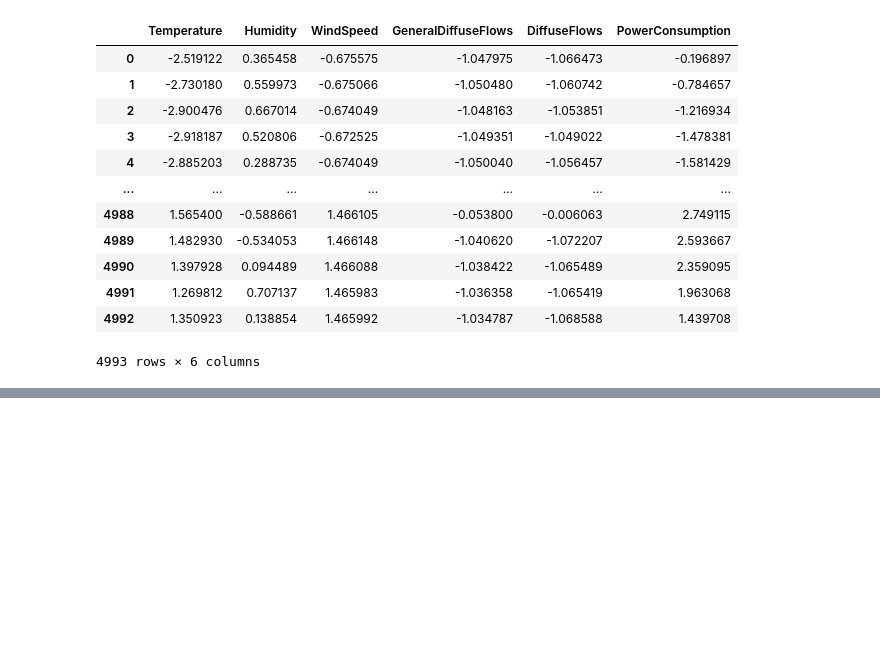
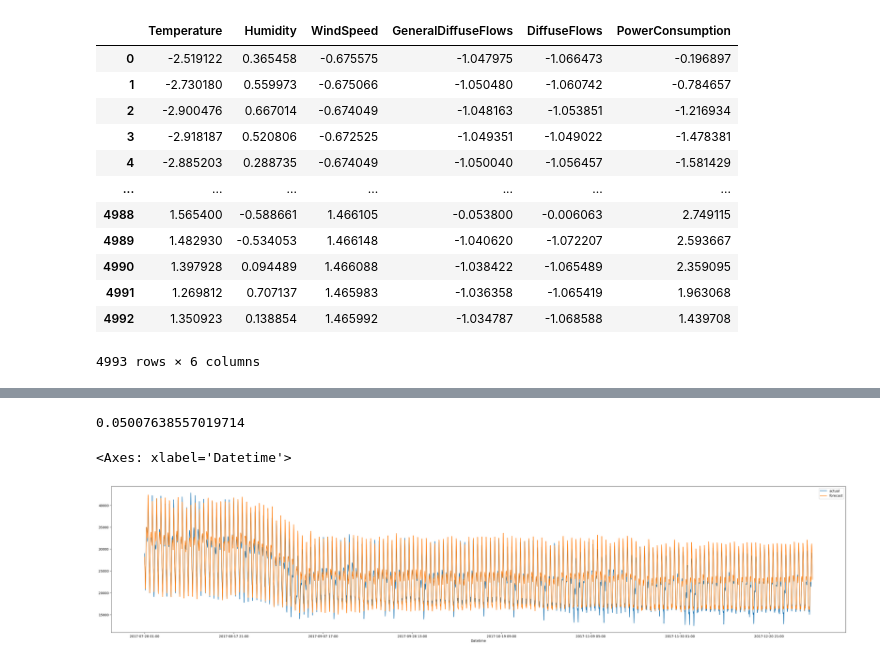
Before and after one commit to spirnia/power-consumption, a Jupyter notebook: notebooks/lstm.ipynb, the cells around one changed output, grey strips where cells are left out. Saved outputs shown, nothing was run; the diff lists cells and outputs as text; code cells hidden in the pictures; blank space fills up the shorter version.

Commit message:
multivariate lstm forecasting consumption. Further hyperparameter tuning is needed.

```diff
--- a/notebooks/lstm.ipynb
+++ b/notebooks/lstm.ipynb
@@ -140,0 +192,5 @@ def val_fun(X_fit,y_fit,X_val,y_val,num_layers,num_nerons,alpha,iter,b_s):
+# %%
+test_df3=test_df2.tail(len(triggered)*24)
+test_df3.index=df.index[df.index>='2017-07-28 00:00']
+test_df3=test_df3.loc[test_df3.index[pd.to_datetime(pd.Series(test_df3.index)).dt.hour==0]]
+test_df3
@@ -140,0 +212,6 @@ def val_fun(X_fit,y_fit,X_val,y_val,num_layers,num_nerons,alpha,iter,b_s):
+# %%
+X_test=np.array(test_df3[test_df3.columns[test_df3.columns.str.contains('lag')]])#.reshape(test_df.shape[0],24,test_df.shape[1])
+X_test=X_test.reshape(X_test.shape[0],24,6)
+y_test=np.array(test_df3[test_df3.columns[test_df3.columns.str.contains('steps')]])
+# %%
+pred=model.predict(X_test)
@@ -140,0 +220,7 @@ def val_fun(X_fit,y_fit,X_val,y_val,num_layers,num_nerons,alpha,iter,b_s):
+# %%
+pred_series=pd.Series(pred.reshape(-1)[:-1],index=test_df.index)
+pred_df=test_df.copy()
+pred_df['PowerConsumption']=pred_series
+pred_df=scaler.inverse_transform(pred_df)
+pred_df=pd.DataFrame(pred_df,columns=test_df.columns,index=test_df.index)
+pred_df
@@ -140,0 +242,11 @@ def val_fun(X_fit,y_fit,X_val,y_val,num_layers,num_nerons,alpha,iter,b_s):
+# %%
+mean_absolute_percentage_error(test_df['PowerConsumption'],pred_df['PowerConsumption'])
+# %% [output]
+0.05007638557019714
+# %%
+test_score_df=pd.concat([test_df['PowerConsumption'],pred_df['PowerConsumption']],axis=1)
+test_score_df.columns=['actual','forecast']
+test_score_df.plot(figsize=(40,8))
+# %% [output]
+<Axes: xlabel='Datetime'>
+[figure, added]
```
Also changed, not shown: parts of 15 cells of this notebook.
